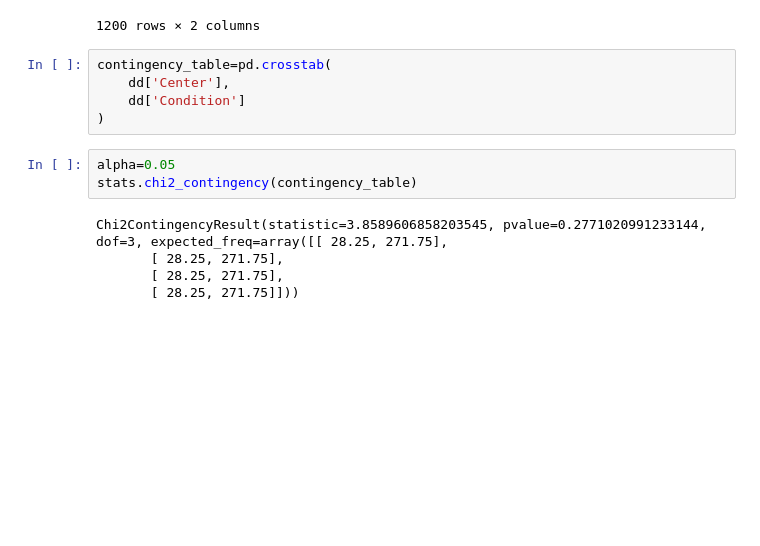
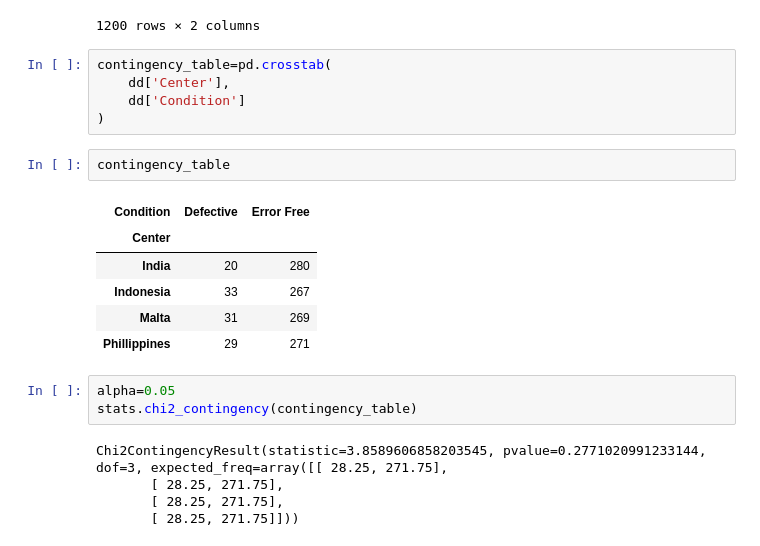
Before and after one commit to venkateshblks/Hypothesis-Testing, a Jupyter notebook: Hypothesis_Testing.ipynb, the cells around one changed output. Drawn from its saved outputs; the diff is of its cells as text; blank space fills up the shorter version.

```diff
--- a/Hypothesis_Testing.ipynb
+++ b/Hypothesis_Testing.ipynb
@@ -136,6 +136,15 @@ contingency_table=pd.crosstab(
     dd['Center'],
     dd['Condition']
 )
+# %%
+contingency_table
+# %% [output]
+| Condition | Defective | Error Free |
+| Center |  |  |
+| India | 20 | 280 |
+| Indonesia | 33 | 267 |
+| Malta | 31 | 269 |
+| Phillippines | 29 | 271 |
 # %%
 alpha=0.05
 stats.chi2_contingency(contingency_table)
```
